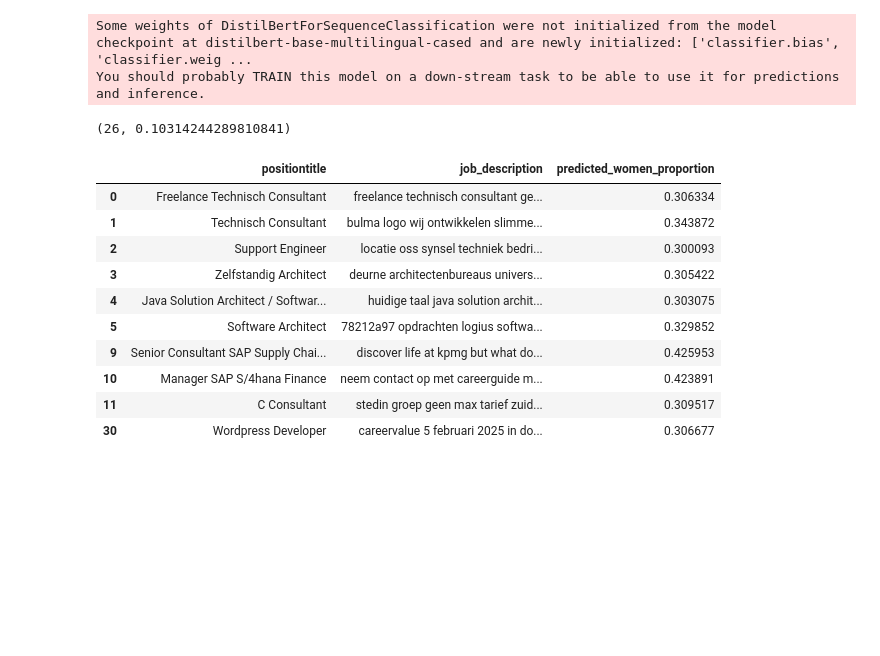
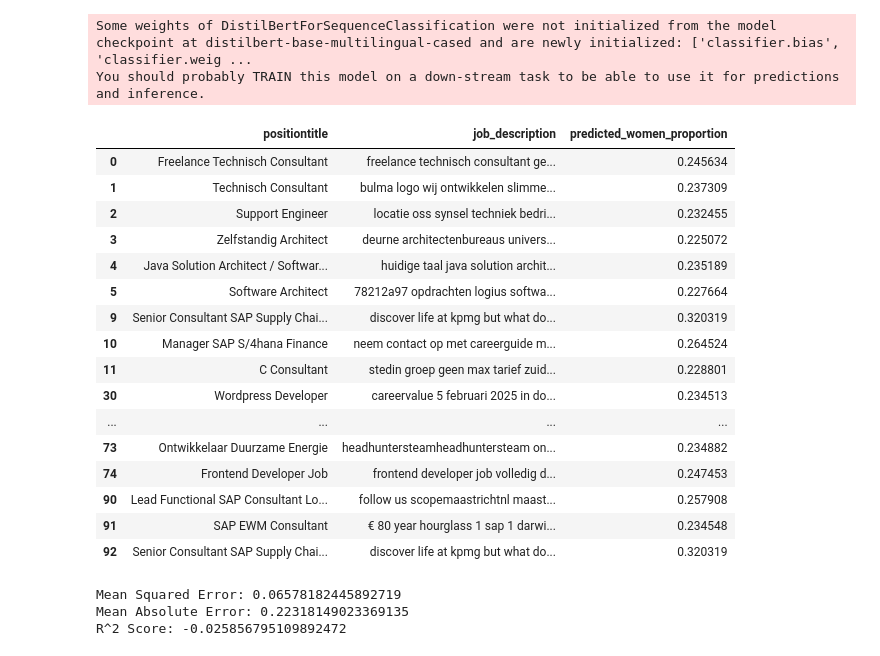
Before and after one commit to EmmaLBF/Hack4Her2025, a Jupyter notebook: smaller.ipynb, the cells around one changed output. Cells and saved outputs as stored; diff of their text form; code cells hidden in the pictures; blank space fills up the shorter version.

Commit message:
predicted 50 labels

```diff
--- a/smaller.ipynb
+++ b/smaller.ipynb
@@ -44,7 +44,7 @@ train_df, dev_df = train_test_split(train_df, test_size=0.1, random_state=42)
 from simpletransformers.classification import ClassificationModel, ClassificationArgs
 
 model_args = ClassificationArgs()
-model_args.num_train_epochs = 2  # Reduce training time
+model_args.num_train_epochs = 4  # Reduce training time
 model_args.train_batch_size = 8  # Lower memory usage
 model_args.eval_batch_size = 8   # Lower memory usage
 model_args.max_seq_length = 128  # Limit input size
@@ -63,26 +63,48 @@ model = ClassificationModel(
     use_cuda=torch.cuda.is_available(),
 )
 
-model.train_model(train_df[['text', 'labels']].sample(100), eval_df=dev_df[['text', 'labels']].sample(20))
+model.train_model(train_df[['text', 'labels']].sample(500), eval_df=dev_df[['text', 'labels']].sample(100))
 # %% [output]
 Some weights of DistilBertForSequenceClassification were not initialized from the model checkpoint at distilbert-base-multilingual-cased and are newly initialized: ['classifier.bias', 'classifier.weig ...
 You should probably TRAIN this model on a down-stream task to be able to use it for predictions and inference.
-(26, 0.10314244289810841)
 # %%
-preds, raw_outputs = model.predict(unlabeled['job_description'].tolist()[:10])
+preds, raw_outputs = model.predict(unlabeled['job_description'].tolist()[:30])
 # %%
-sample = unlabeled.iloc[:10].copy()
+sample = unlabeled.iloc[:30].copy()
 sample["predicted_women_proportion"] = preds
-sample.head(10)
+sample.head(30)
 # %% [output]
 |  | positiontitle | job_description | predicted_women_proportion |
-| 0 | Freelance Technisch Consultant | freelance technisch consultant ge... | 0.306334 |
-| 1 | Technisch Consultant | bulma logo wij ontwikkelen slimme... | 0.343872 |
-| 2 | Support Engineer | locatie oss synsel techniek bedri... | 0.300093 |
-| 3 | Zelfstandig Architect | deurne architectenbureaus univers... | 0.305422 |
-| 4 | Java Solution Architect / Softwar... | huidige taal java solution archit... | 0.303075 |
-| 5 | Software Architect | 78212a97 opdrachten logius softwa... | 0.329852 |
-| 9 | Senior Consultant SAP Supply Chai... | discover life at kpmg but what do... | 0.425953 |
-| 10 | Manager SAP S/4hana Finance | neem contact op met careerguide m... | 0.423891 |
-| 11 | C Consultant | stedin groep geen max tarief zuid... | 0.309517 |
-| 30 | Wordpress Developer | careervalue 5 februari 2025 in do... | 0.306677 |
+| 0 | Freelance Technisch Consultant | freelance technisch consultant ge... | 0.245634 |
+| 1 | Technisch Consultant | bulma logo wij ontwikkelen slimme... | 0.237309 |
+| 2 | Support Engineer | locatie oss synsel techniek bedri... | 0.232455 |
+| 3 | Zelfstandig Architect | deurne architectenbureaus univers... | 0.225072 |
+| 4 | Java Solution Architect / Softwar... | huidige taal java solution archit... | 0.235189 |
+| 5 | Software Architect | 78212a97 opdrachten logius softwa... | 0.227664 |
+| 9 | Senior Consultant SAP Supply Chai... | discover life at kpmg but what do... | 0.320319 |
+| 10 | Manager SAP S/4hana Finance | neem contact op met careerguide m... | 0.264524 |
+| 11 | C Consultant | stedin groep geen max tarief zuid... | 0.228801 |
+| 30 | Wordpress Developer | careervalue 5 februari 2025 in do... | 0.234513 |
+| ... | ... | ... | ... |
+| 73 | Ontwikkelaar Duurzame Energie | headhuntersteamheadhuntersteam on... | 0.234882 |
+| 74 | Frontend Developer Job | frontend developer job volledig d... | 0.247453 |
+| 90 | Lead Functional SAP Consultant Lo... | follow us scopemaastrichtnl maast... | 0.257908 |
+| 91 | SAP EWM Consultant | € 80 year hourglass 1 sap 1 darwi... | 0.234548 |
+| 92 | Senior Consultant SAP Supply Chai... | discover life at kpmg but what do... | 0.320319 |
+# %%
+from sklearn.metrics import mean_squared_error, mean_absolute_error, r2_score
+
+sample_true = dev_df['labels'].values[:30]
+sample_preds, _ = model.predict(dev_df['text'].tolist()[:30])
+
+mse = mean_squared_error(sample_true, sample_preds)
+mae = mean_absolute_error(sample_true, sample_preds)
+r2 = r2_score(sample_true, sample_preds)
+
+print(f"Mean Squared Error: {mse}")
+print(f"Mean Absolute Error: {mae}")
+print(f"R^2 Score: {r2}")
+# %% [output]
+Mean Squared Error: 0.06578182445892719
+Mean Absolute Error: 0.22318149023369135
+R^2 Score: -0.025856795109892472
```
Also changed, not shown: 1 other file.
